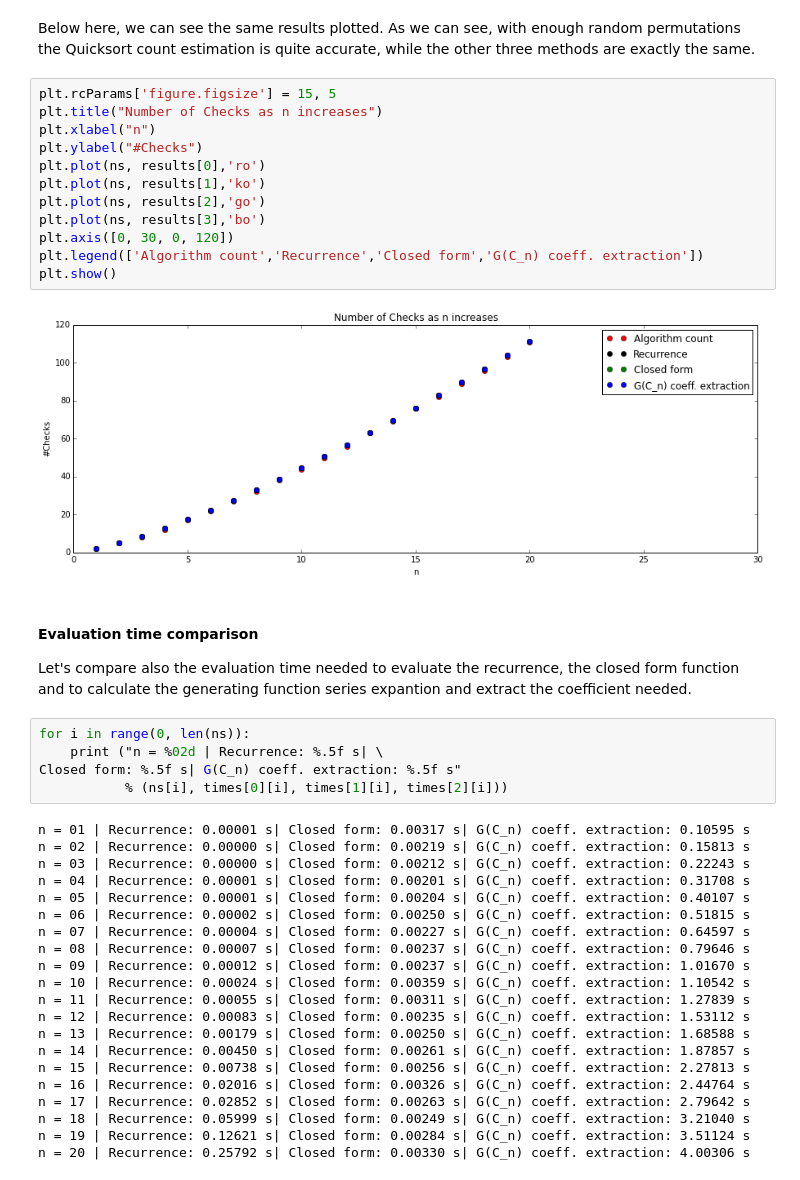
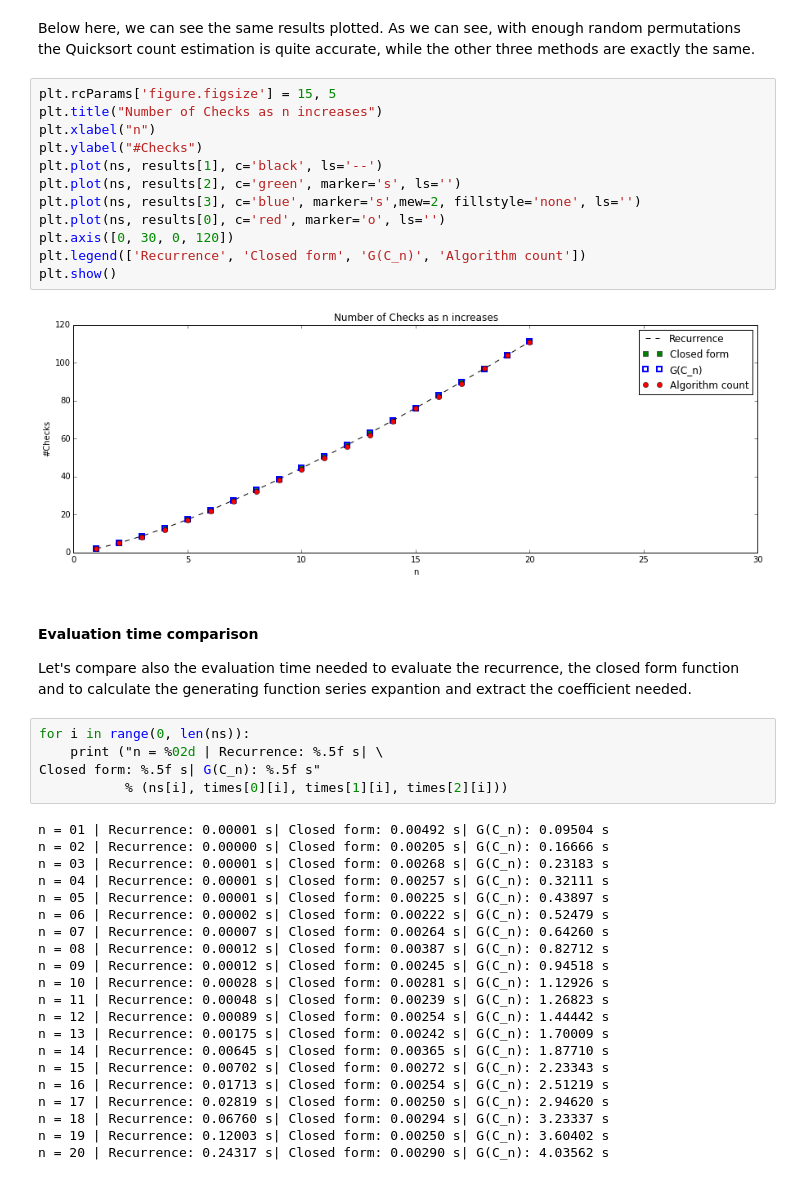
Before and after one commit to oddlord/uni, a Jupyter notebook: PAA Project.ipynb, the cells around one changed output. Drawn from its saved outputs; the diff is of its cells as text.

```diff
--- a/PAA Project.ipynb
+++ b/PAA Project.ipynb
@@ -761,43 +761,43 @@ Below here, we can see the same results plotted. As we can see, with enough rand
 # %%
 plt.rcParams['figure.figsize'] = 15, 5
 plt.title("Number of Checks as n increases")
 plt.xlabel("n")
 plt.ylabel("#Checks")
-plt.plot(ns, results[0],'ro')
-plt.plot(ns, results[1],'ko')
-plt.plot(ns, results[2],'go')
-plt.plot(ns, results[3],'bo')
+plt.plot(ns, results[1], c='black', ls='--')
+plt.plot(ns, results[2], c='green', marker='s', ls='')
+plt.plot(ns, results[3], c='blue', marker='s',mew=2, fillstyle='none', ls='')
+plt.plot(ns, results[0], c='red', marker='o', ls='')
 plt.axis([0, 30, 0, 120])
-plt.legend(['Algorithm count','Recurrence','Closed form','G(C_n) coeff. extraction'])
+plt.legend(['Recurrence', 'Closed form', 'G(C_n)', 'Algorithm count'])
 plt.show()
 # %% [output]
-[figure, old version]
+[figure, new version]
 # %% [markdown]
 #### Evaluation time comparison
 Let's compare also the evaluation time needed to evaluate the recurrence, the closed form function and to calculate the generating function series expantion and extract the coefficient needed.
 # %%
 for i in range(0, len(ns)):
     print ("n = %02d | Recurrence: %.5f s| \
-Closed form: %.5f s| G(C_n) coeff. extraction: %.5f s"
+Closed form: %.5f s| G(C_n): %.5f s"
            % (ns[i], times[0][i], times[1][i], times[2][i]))
 # %% [output]
-n = 01 | Recurrence: 0.00001 s| Closed form: 0.00317 s| G(C_n) coeff. extraction: 0.10595 s
-n = 02 | Recurrence: 0.00000 s| Closed form: 0.00219 s| G(C_n) coeff. extraction: 0.15813 s
-n = 03 | Recurrence: 0.00000 s| Closed form: 0.00212 s| G(C_n) coeff. extraction: 0.22243 s
-n = 04 | Recurrence: 0.00001 s| Closed form: 0.00201 s| G(C_n) coeff. extraction: 0.31708 s
-n = 05 | Recurrence: 0.00001 s| Closed form: 0.00204 s| G(C_n) coeff. extraction: 0.40107 s
-n = 06 | Recurrence: 0.00002 s| Closed form: 0.00250 s| G(C_n) coeff. extraction: 0.51815 s
-n = 07 | Recurrence: 0.00004 s| Closed form: 0.00227 s| G(C_n) coeff. extraction: 0.64597 s
-n = 08 | Recurrence: 0.00007 s| Closed form: 0.00237 s| G(C_n) coeff. extraction: 0.79646 s
-n = 09 | Recurrence: 0.00012 s| Closed form: 0.00237 s| G(C_n) coeff. extraction: 1.01670 s
-n = 10 | Recurrence: 0.00024 s| Closed form: 0.00359 s| G(C_n) coeff. extraction: 1.10542 s
-n = 11 | Recurrence: 0.00055 s| Closed form: 0.00311 s| G(C_n) coeff. extraction: 1.27839 s
-n = 12 | Recurrence: 0.00083 s| Closed form: 0.00235 s| G(C_n) coeff. extraction: 1.53112 s
-n = 13 | Recurrence: 0.00179 s| Closed form: 0.00250 s| G(C_n) coeff. extraction: 1.68588 s
-n = 14 | Recurrence: 0.00450 s| Closed form: 0.00261 s| G(C_n) coeff. extraction: 1.87857 s
-n = 15 | Recurrence: 0.00738 s| Closed form: 0.00256 s| G(C_n) coeff. extraction: 2.27813 s
-n = 16 | Recurrence: 0.02016 s| Closed form: 0.00326 s| G(C_n) coeff. extraction: 2.44764 s
-n = 17 | Recurrence: 0.02852 s| Closed form: 0.00263 s| G(C_n) coeff. extraction: 2.79642 s
-n = 18 | Recurrence: 0.05999 s| Closed form: 0.00249 s| G(C_n) coeff. extraction: 3.21040 s
-n = 19 | Recurrence: 0.12621 s| Closed form: 0.00284 s| G(C_n) coeff. extraction: 3.51124 s
-n = 20 | Recurrence: 0.25792 s| Closed form: 0.00330 s| G(C_n) coeff. extraction: 4.00306 s
+n = 01 | Recurrence: 0.00001 s| Closed form: 0.00492 s| G(C_n): 0.09504 s
+n = 02 | Recurrence: 0.00000 s| Closed form: 0.00205 s| G(C_n): 0.16666 s
+n = 03 | Recurrence: 0.00001 s| Closed form: 0.00268 s| G(C_n): 0.23183 s
+n = 04 | Recurrence: 0.00001 s| Closed form: 0.00257 s| G(C_n): 0.32111 s
+n = 05 | Recurrence: 0.00001 s| Closed form: 0.00225 s| G(C_n): 0.43897 s
+n = 06 | Recurrence: 0.00002 s| Closed form: 0.00222 s| G(C_n): 0.52479 s
+n = 07 | Recurrence: 0.00007 s| Closed form: 0.00264 s| G(C_n): 0.64260 s
+n = 08 | Recurrence: 0.00012 s| Closed form: 0.00387 s| G(C_n): 0.82712 s
+n = 09 | Recurrence: 0.00012 s| Closed form: 0.00245 s| G(C_n): 0.94518 s
+n = 10 | Recurrence: 0.00028 s| Closed form: 0.00281 s| G(C_n): 1.12926 s
+n = 11 | Recurrence: 0.00048 s| Closed form: 0.00239 s| G(C_n): 1.26823 s
+n = 12 | Recurrence: 0.00089 s| Closed form: 0.00254 s| G(C_n): 1.44442 s
+n = 13 | Recurrence: 0.00175 s| Closed form: 0.00242 s| G(C_n): 1.70009 s
+n = 14 | Recurrence: 0.00645 s| Closed form: 0.00365 s| G(C_n): 1.87710 s
+n = 15 | Recurrence: 0.00702 s| Closed form: 0.00272 s| G(C_n): 2.23343 s
+n = 16 | Recurrence: 0.01713 s| Closed form: 0.00254 s| G(C_n): 2.51219 s
+n = 17 | Recurrence: 0.02819 s| Closed form: 0.00250 s| G(C_n): 2.94620 s
+n = 18 | Recurrence: 0.06760 s| Closed form: 0.00294 s| G(C_n): 3.23337 s
+n = 19 | Recurrence: 0.12003 s| Closed form: 0.00250 s| G(C_n): 3.60402 s
+n = 20 | Recurrence: 0.24317 s| Closed form: 0.00290 s| G(C_n): 4.03562 s
```
Also changed, not shown: parts of 7 cells of this notebook.
